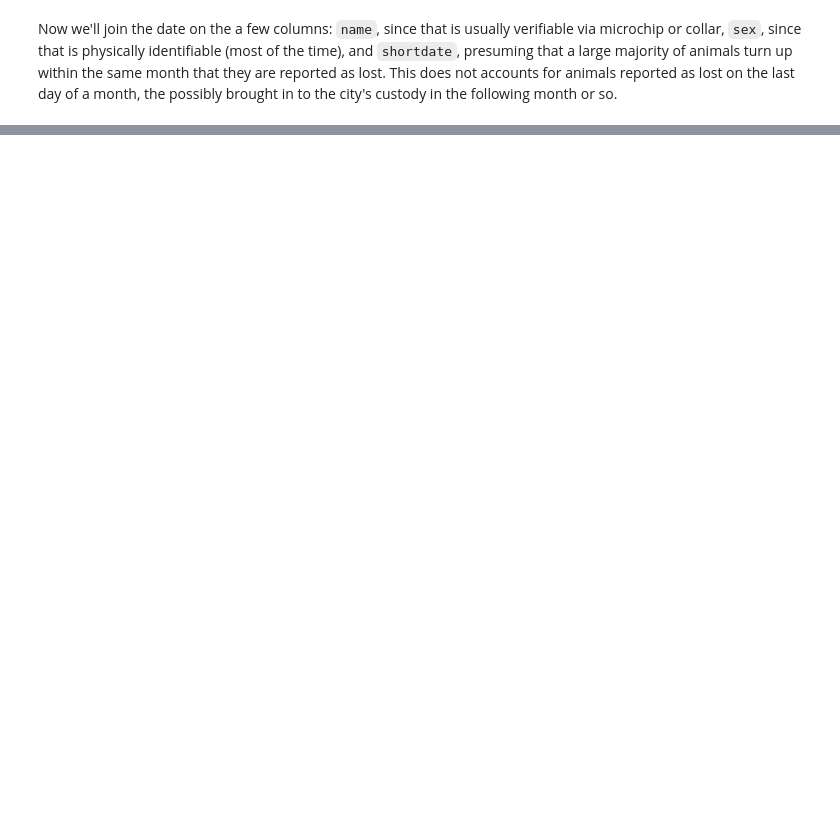
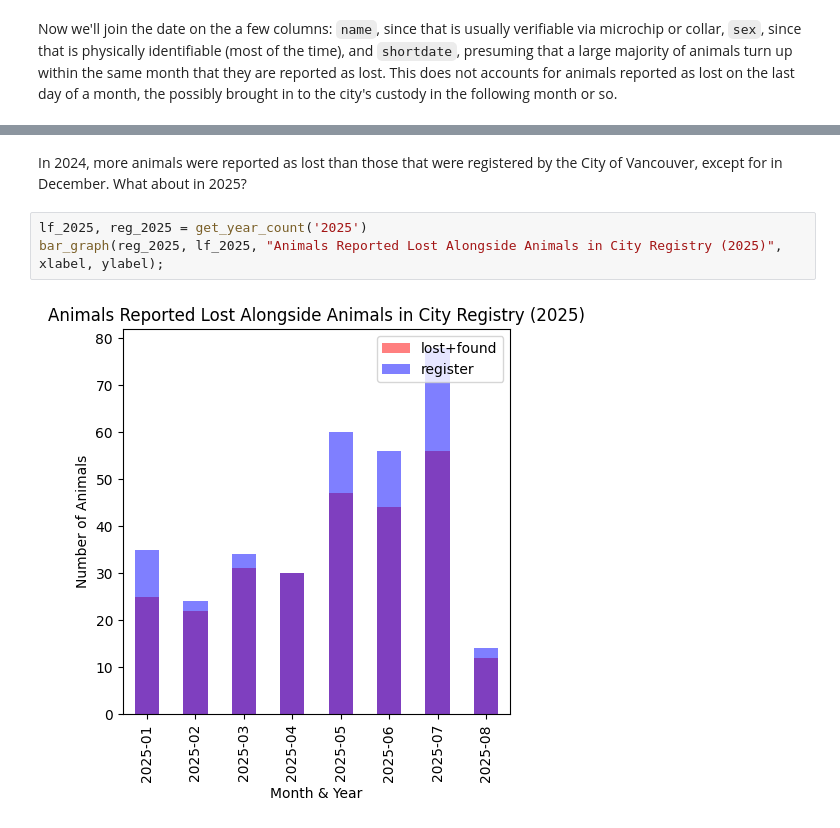
Before and after one commit to birbarino/Python-Projects, a Jupyter notebook: data-wrangling/project/data_wrangling_project_starter.ipynb, the cells around one changed output, grey strips where cells are left out. Drawn from its saved outputs; the diff is of its cells as text; blank space fills up the shorter version.

```diff
--- a/data-wrangling/project/data_wrangling_project_starter.ipynb
+++ b/data-wrangling/project/data_wrangling_project_starter.ipynb
@@ -986,0 +1020,7 @@ ModuleNotFoundError: No module named 'upsetplot'
+# %% [markdown]
+In 2024, more animals were reported as lost than those that were registered by the City of Vancouver, except for in December. What about in 2025?
+# %%
+lf_2025, reg_2025 = get_year_count('2025')
+bar_graph(reg_2025, lf_2025, "Animals Reported Lost Alongside Animals in City Registry (2025)", xlabel, ylabel);
+# %% [output]
+[figure, added]
```
Also changed, not shown: parts of 88 cells of this notebook, 10 other files.
